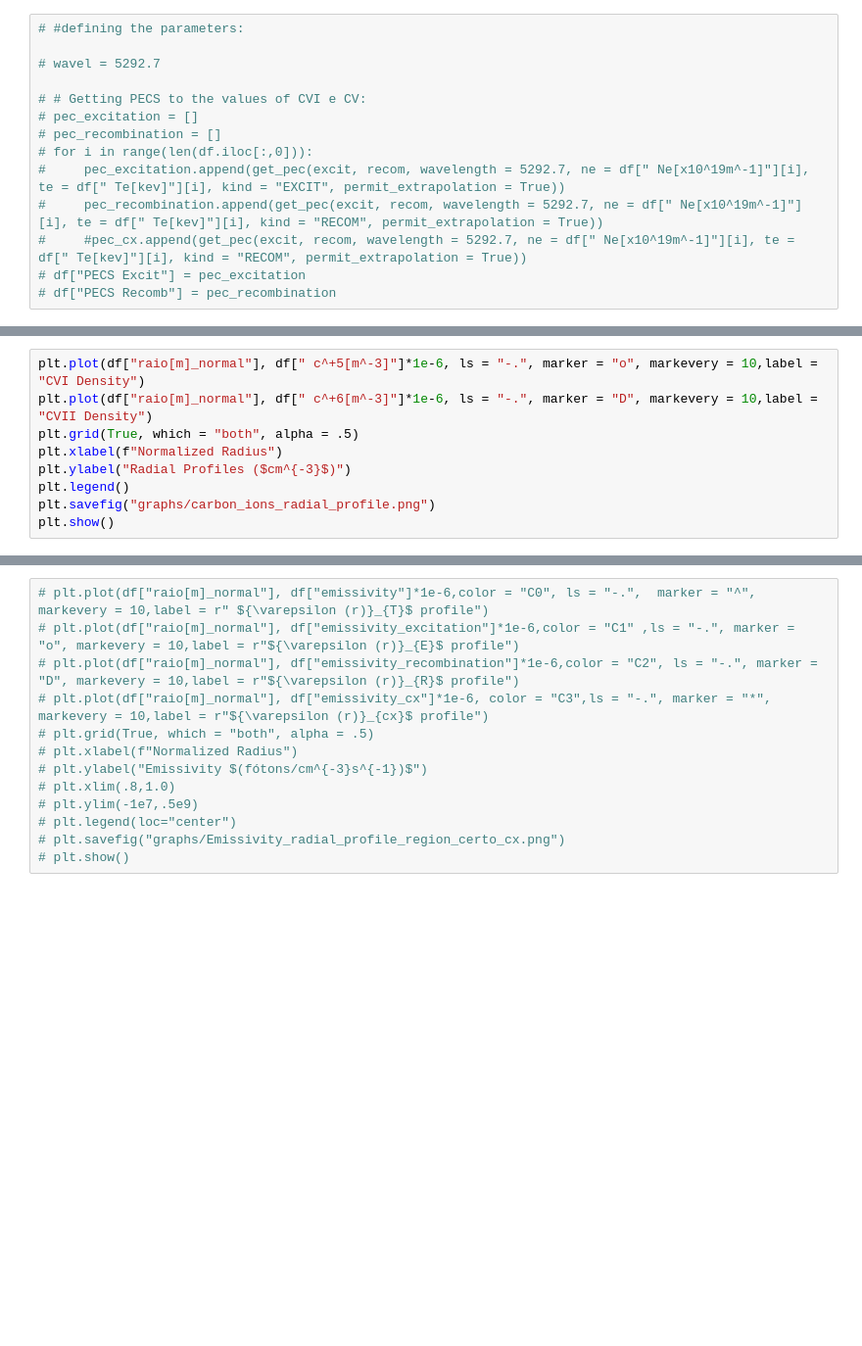
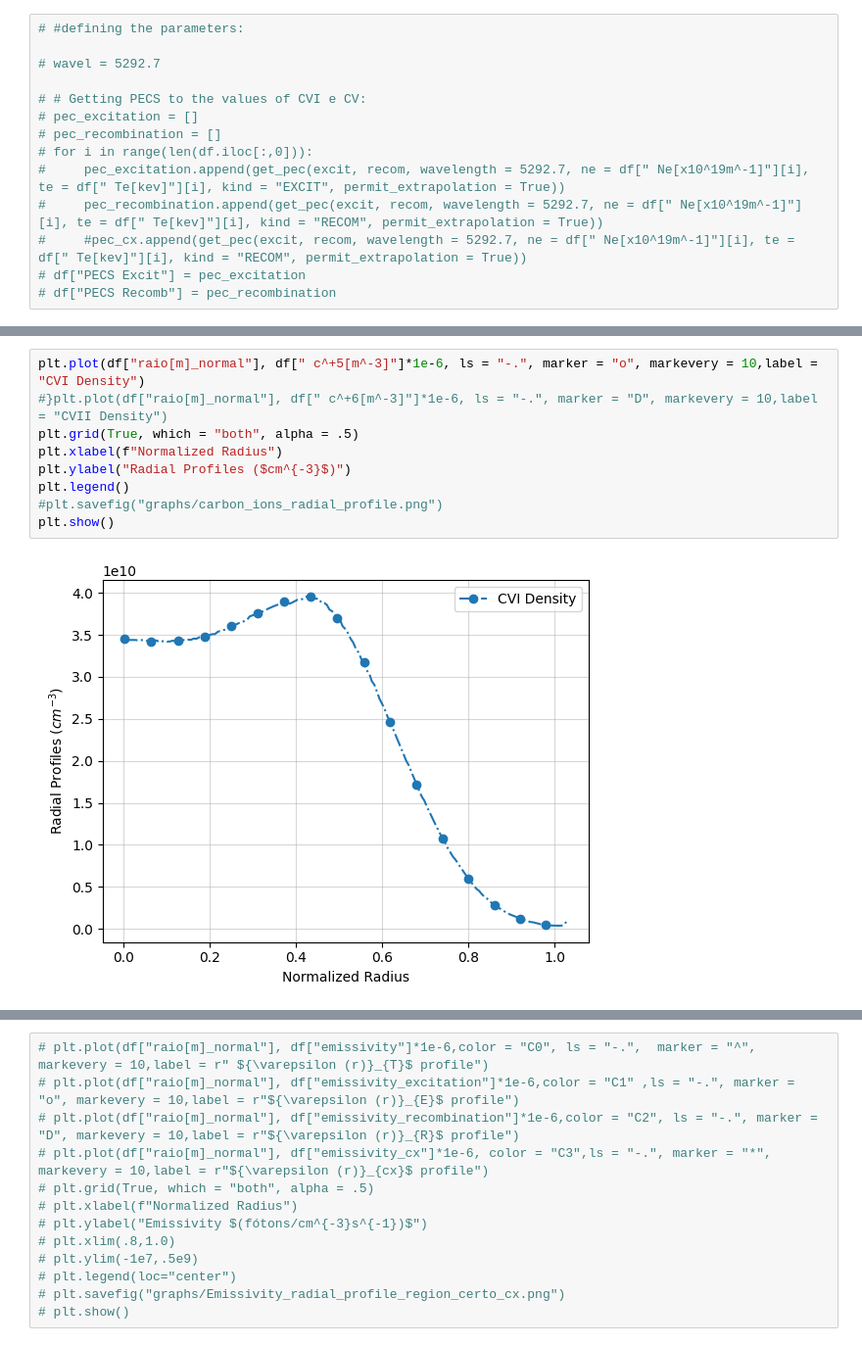
Before and after one commit to willwenner/doc_codes, a Jupyter notebook: Notebooks/Aparent Velocities (M1)/Emissivity_Profile_TCABR/emissivity_profiles.ipynb, the cells around one changed output, grey strips where cells are left out. Shown at 98% size. Saved outputs shown, nothing was run; the diff lists cells and outputs as text; blank space fills up the shorter version.

```diff
--- a/Notebooks/Aparent Velocities (M1)/Emissivity_Profile_TCABR/emissivity_profiles.ipynb
+++ b/Notebooks/Aparent Velocities (M1)/Emissivity_Profile_TCABR/emissivity_profiles.ipynb
@@ -349,11 +350,13 @@ plt.show()
 # %%
 plt.plot(df["raio[m]_normal"], df[" c^+5[m^-3]"]*1e-6, ls = "-.", marker = "o", markevery = 10,label = "CVI Density")
-plt.plot(df["raio[m]_normal"], df[" c^+6[m^-3]"]*1e-6, ls = "-.", marker = "D", markevery = 10,label = "CVII Density")
+#}plt.plot(df["raio[m]_normal"], df[" c^+6[m^-3]"]*1e-6, ls = "-.", marker = "D", markevery = 10,label = "CVII Density")
 plt.grid(True, which = "both", alpha = .5)
 plt.xlabel(f"Normalized Radius")
 plt.ylabel("Radial Profiles ($cm^{-3}$)")
 plt.legend()
-plt.savefig("graphs/carbon_ions_radial_profile.png")
+#plt.savefig("graphs/carbon_ions_radial_profile.png")
 plt.show()
+# %% [output]
+[figure, added]
 # %%
 df.head()
```
Also changed, not shown: parts of 22 cells of this notebook, 3 other files.
